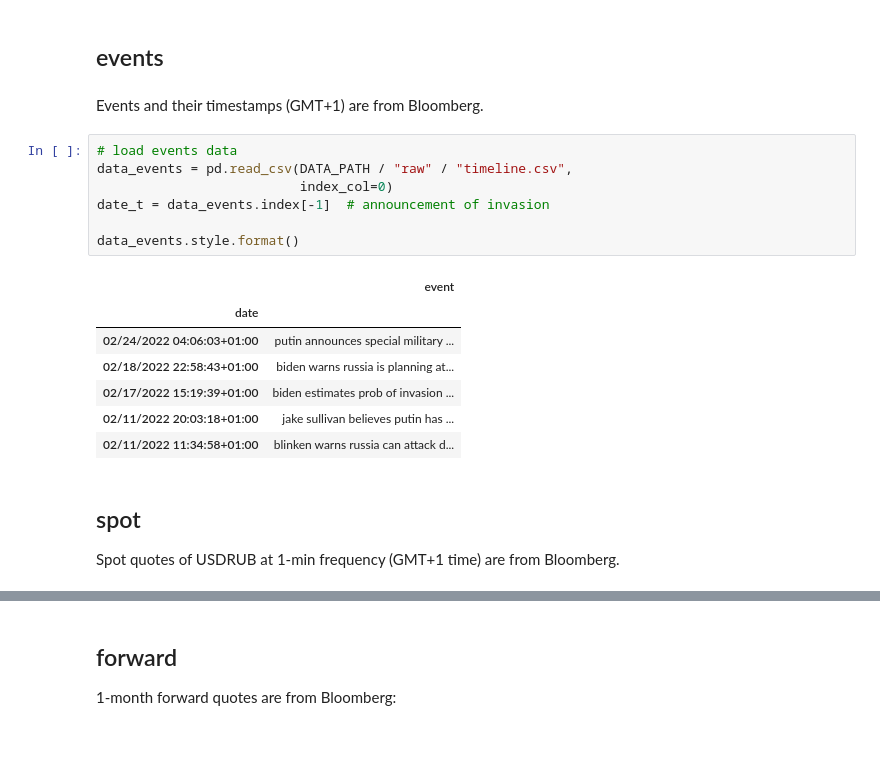
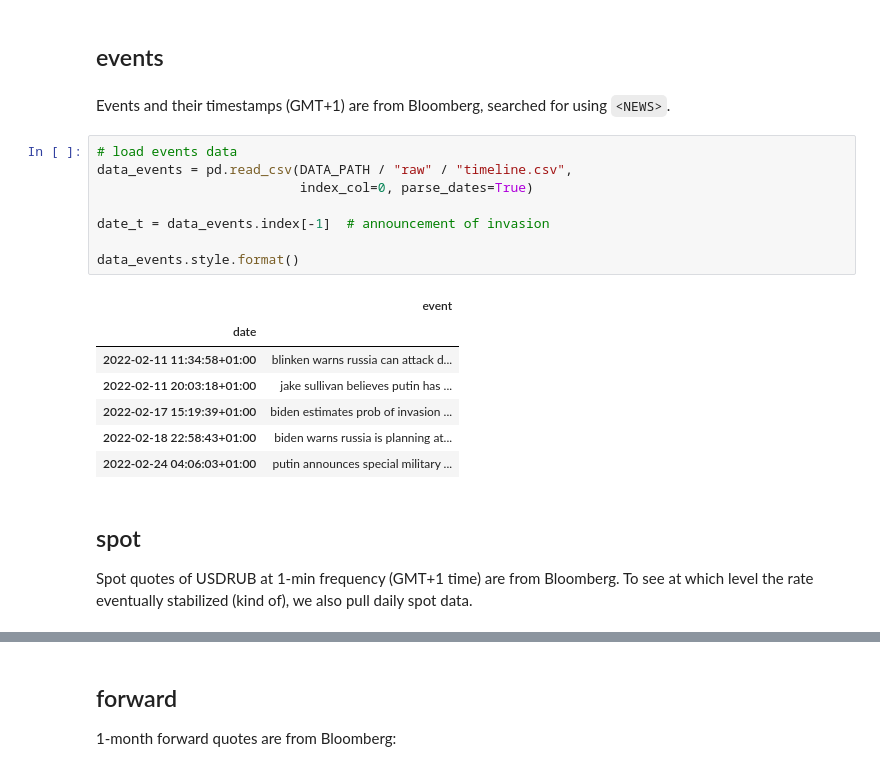
Before and after one commit to ipozdeev/fx-options-ukraine-war, a Jupyter notebook: walkthrough.ipynb, the cells around one changed output, grey strips where cells are left out. Cells and saved outputs as stored; diff of their text form; blank space fills up the shorter version.

```diff
--- a/walkthrough.ipynb
+++ b/walkthrough.ipynb
@@ -54,23 +63,24 @@ data.query(f"date == '{min(data['date'])}'")\
 # %% [markdown]
 ## events
 # %% [markdown]
-Events and their timestamps (GMT+1) are from Bloomberg.
+Events and their timestamps (GMT+1) are from Bloomberg, searched for using `<NEWS>`.
 # %%
 # load events data
 data_events = pd.read_csv(DATA_PATH / "raw" / "timeline.csv",
-                          index_col=0)
+                          index_col=0, parse_dates=True)
+
 date_t = data_events.index[-1]  # announcement of invasion
 
 data_events.style.format()
 # %% [output]
 |  | event |
 | date |  |
-| 02/24/2022 04:06:03+01:00 | putin announces special military ... |
-| 02/18/2022 22:58:43+01:00 | biden warns russia is planning at... |
-| 02/17/2022 15:19:39+01:00 | biden estimates prob of invasion ... |
-| 02/11/2022 20:03:18+01:00 | jake sullivan believes putin has ... |
-| 02/11/2022 11:34:58+01:00 | blinken warns russia can attack d... |
+| 2022-02-11 11:34:58+01:00 | blinken warns russia can attack d... |
+| 2022-02-11 20:03:18+01:00 | jake sullivan believes putin has ... |
+| 2022-02-17 15:19:39+01:00 | biden estimates prob of invasion ... |
+| 2022-02-18 22:58:43+01:00 | biden warns russia is planning at... |
+| 2022-02-24 04:06:03+01:00 | putin announces special military ... |
 # %% [markdown]
 ## spot
-Spot quotes of USDRUB at 1-min frequency (GMT+1 time) are from Bloomberg.
+Spot quotes of USDRUB at 1-min frequency (GMT+1 time) are from Bloomberg.  To see at which level the rate eventually stabilized (kind of), we also pull daily spot data.
 # %%
```
Also changed, not shown: parts of 24 cells of this notebook, 2 other files.
